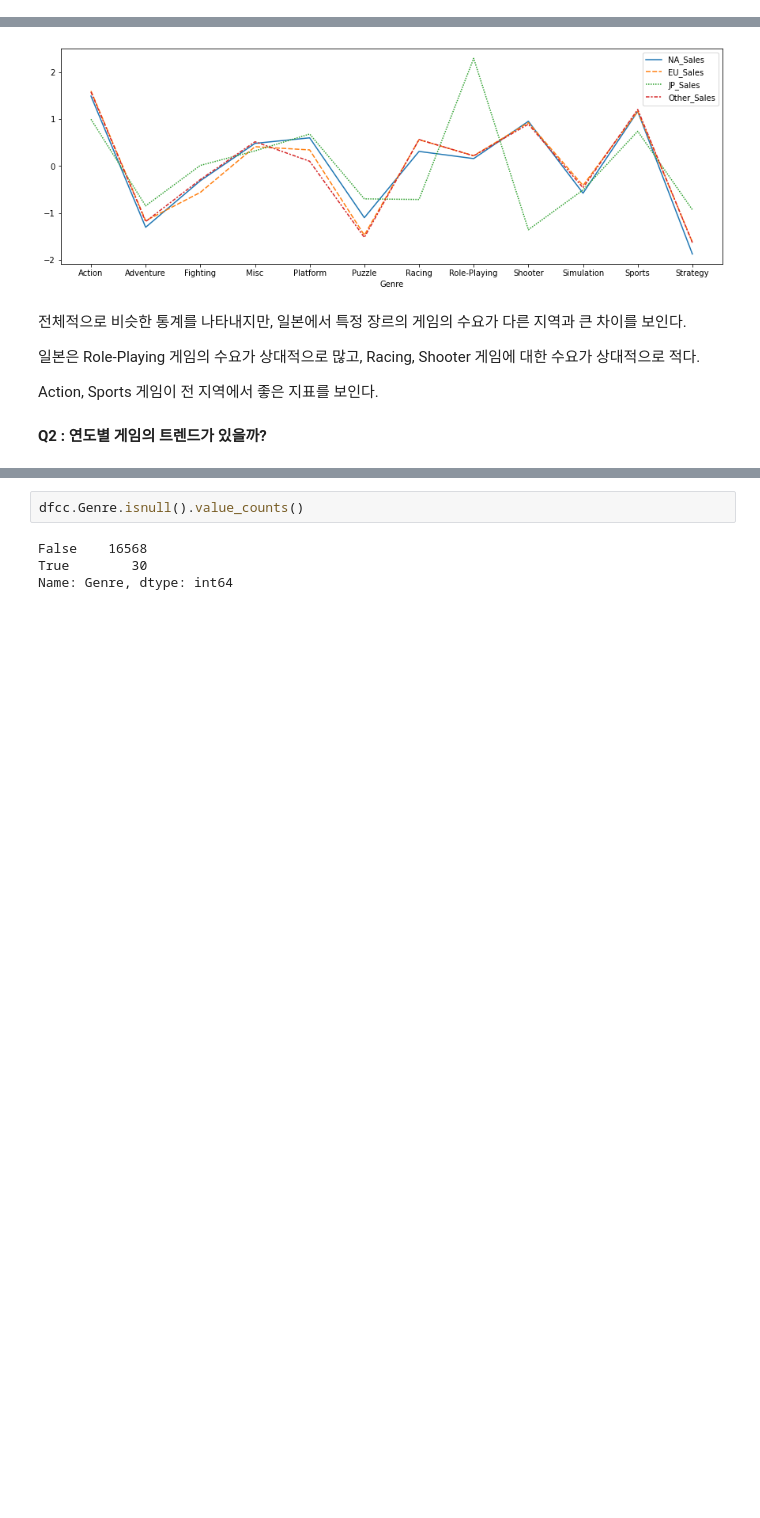
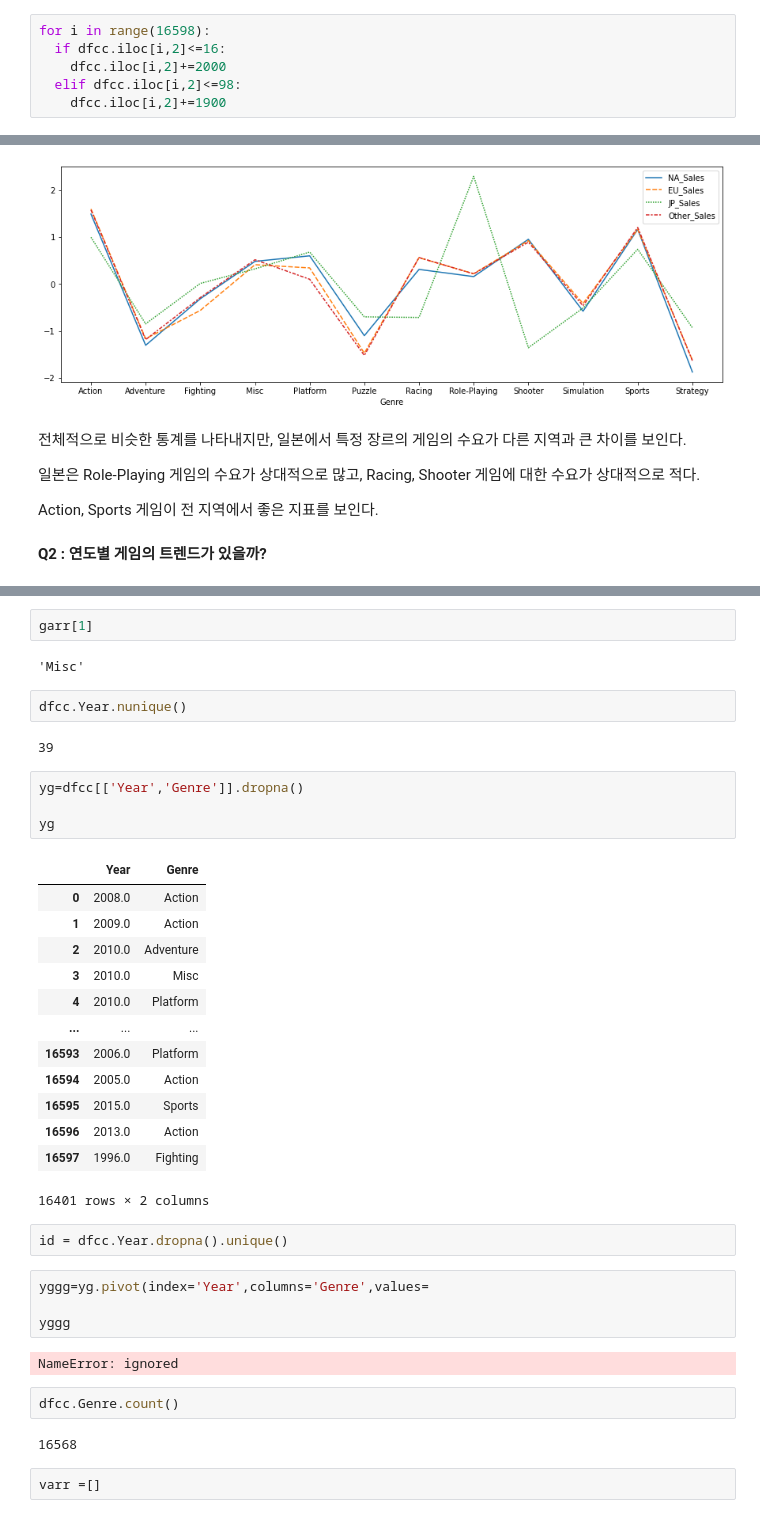
Before and after one commit to IlsuSong/Section1_Project, a Jupyter notebook: AI_14_송일수_Section1.ipynb, the cells around one changed output, grey strips where cells are left out. Drawn from its saved outputs; the diff is of its cells as text; blank space fills up the shorter version.

```diff
--- a/AI_14_송일수_Section1.ipynb
+++ b/AI_14_송일수_Section1.ipynb
@@ -114,3 +136,9 @@ for i in K4:
+# %%
+for i in range(16598):
+  if dfcc.iloc[i,2]<=16:
+    dfcc.iloc[i,2]+=2000
+  elif dfcc.iloc[i,2]<=98:
+    dfcc.iloc[i,2]+=1900
 # %% [markdown]
 **Q1 : 지역에 따라서 선호하는 게임 장르가 다를까?**
 # %%
@@ -161,6 +210,40 @@ Action, Sports 게임이 전 지역에서 좋은 지표를 보인다.
+# %%
+garr[1]
+# %% [output]
+'Misc'
+# %%
+dfcc.Year.nunique()
+# %% [output]
+39
+# %%
+yg=dfcc[['Year','Genre']].dropna()
+
+yg
+# %% [output]
+|  | Year | Genre |
+| 0 | 2008.0 | Action |
+| 1 | 2009.0 | Action |
+| 2 | 2010.0 | Adventure |
+| 3 | 2010.0 | Misc |
+| 4 | 2010.0 | Platform |
+| ... | ... | ... |
+| 16593 | 2006.0 | Platform |
+| 16594 | 2005.0 | Action |
+| 16595 | 2015.0 | Sports |
+| 16596 | 2013.0 | Action |
+| 16597 | 1996.0 | Fighting |
+16401 rows × 2 columns
+# %%
+id = dfcc.Year.dropna().unique()
+# %%
+yggg=yg.pivot(index='Year',columns='Genre',values=
+
+yggg
+# %% [output]
+NameError: ignored
 # %%
-dfcc.Genre.isnull().value_counts()
+dfcc.Genre.count()
 # %% [output]
-False    16568
-True        30
-Name: Genre, dtype: int64
+16568
+# %%
+varr =[]
```
Also changed, not shown: parts of 8 cells of this notebook.
